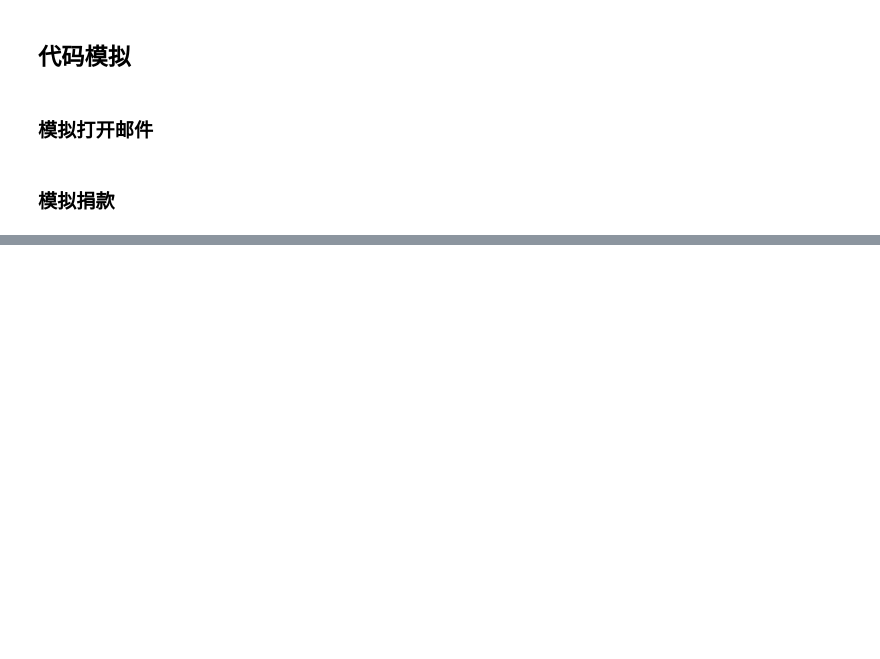
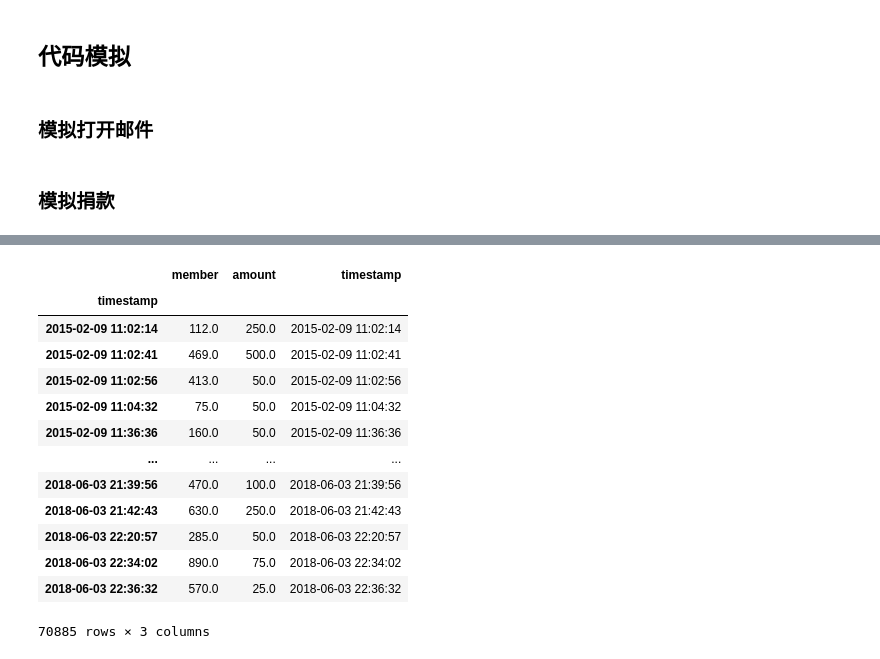
Before and after one commit to 1554823142/time_series_analysis, a Jupyter notebook: my_code/chap4/4_2_py.ipynb, the cells around one changed output, grey strips where cells are left out. Saved outputs shown, nothing was run; the diff lists cells and outputs as text; code cells hidden in the pictures; blank space fills up the shorter version.

```diff
--- a/my_code/chap4/4_2_py.ipynb
+++ b/my_code/chap4/4_2_py.ipynb
@@ -139,0 +140,17 @@ donations.groupby(pd.Grouper(freq='M')).amount.sum().plot()
+# %%
+donations
+# %% [output]
+|  | member | amount | timestamp |
+| timestamp |  |  |  |
+| 2015-02-09 11:02:14 | 112.0 | 250.0 | 2015-02-09 11:02:14 |
+| 2015-02-09 11:02:41 | 469.0 | 500.0 | 2015-02-09 11:02:41 |
+| 2015-02-09 11:02:56 | 413.0 | 50.0 | 2015-02-09 11:02:56 |
+| 2015-02-09 11:04:32 | 75.0 | 50.0 | 2015-02-09 11:04:32 |
+| 2015-02-09 11:36:36 | 160.0 | 50.0 | 2015-02-09 11:36:36 |
+| ... | ... | ... | ... |
+| 2018-06-03 21:39:56 | 470.0 | 100.0 | 2018-06-03 21:39:56 |
+| 2018-06-03 21:42:43 | 630.0 | 250.0 | 2018-06-03 21:42:43 |
+| 2018-06-03 22:20:57 | 285.0 | 50.0 | 2018-06-03 22:20:57 |
+| 2018-06-03 22:34:02 | 890.0 | 75.0 | 2018-06-03 22:34:02 |
+| 2018-06-03 22:36:32 | 570.0 | 25.0 | 2018-06-03 22:36:32 |
+70885 rows × 3 columns
```
Also changed, not shown: parts of 2 cells of this notebook, 4 other files.
